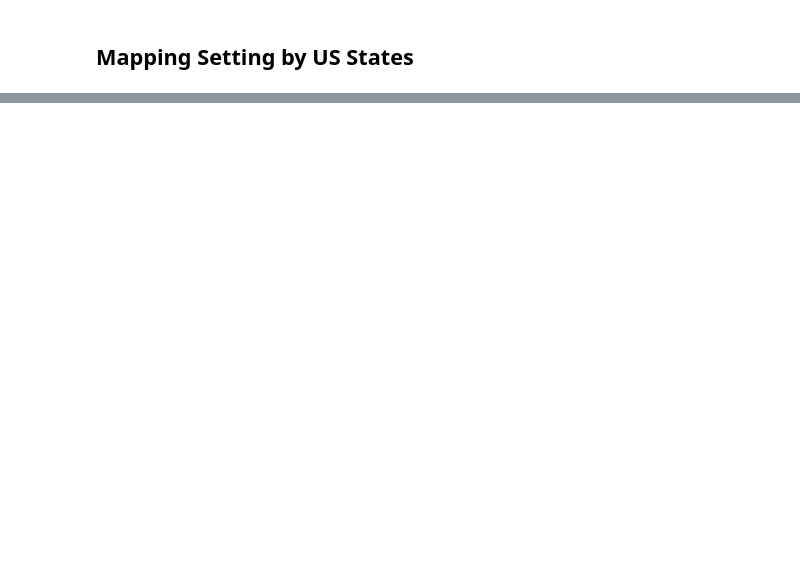
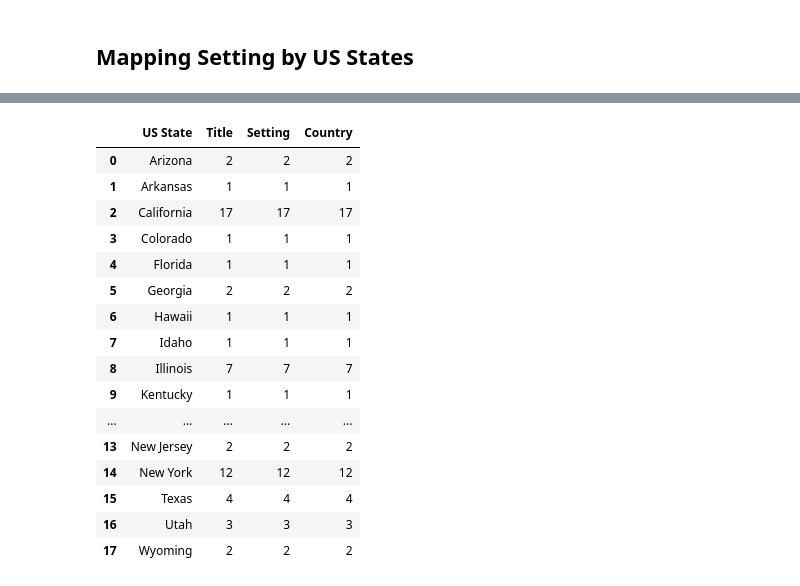
Before and after one commit to 97emilylc/97emilylc.github.io, a Jupyter notebook: Maps of Highest Grossing Films.ipynb, the cells around one changed output, grey strips where cells are left out. Saved outputs shown, nothing was run; the diff lists cells and outputs as text; code cells hidden in the pictures; blank space fills up the shorter version.

```diff
--- a/Maps of Highest Grossing Films.ipynb
+++ b/Maps of Highest Grossing Films.ipynb
@@ -137,3 +137,23 @@ fig.update_layout(
 fig.show()
 # %% [output]
 [interactive output not drawn]
+# %%
+state_count_1980
+# %% [output]
+|  | US State | Title | Setting | Country |
+| 0 | Arizona | 2 | 2 | 2 |
+| 1 | Arkansas | 1 | 1 | 1 |
+| 2 | California | 17 | 17 | 17 |
+| 3 | Colorado | 1 | 1 | 1 |
+| 4 | Florida | 1 | 1 | 1 |
+| 5 | Georgia | 2 | 2 | 2 |
+| 6 | Hawaii | 1 | 1 | 1 |
+| 7 | Idaho | 1 | 1 | 1 |
+| 8 | Illinois | 7 | 7 | 7 |
+| 9 | Kentucky | 1 | 1 | 1 |
+| ... | ... | ... | ... | ... |
+| 13 | New Jersey | 2 | 2 | 2 |
+| 14 | New York | 12 | 12 | 12 |
+| 15 | Texas | 4 | 4 | 4 |
+| 16 | Utah | 3 | 3 | 3 |
+| 17 | Wyoming | 2 | 2 | 2 |
```
Also changed, not shown: parts of 1 cell of this notebook, 1 other file.
